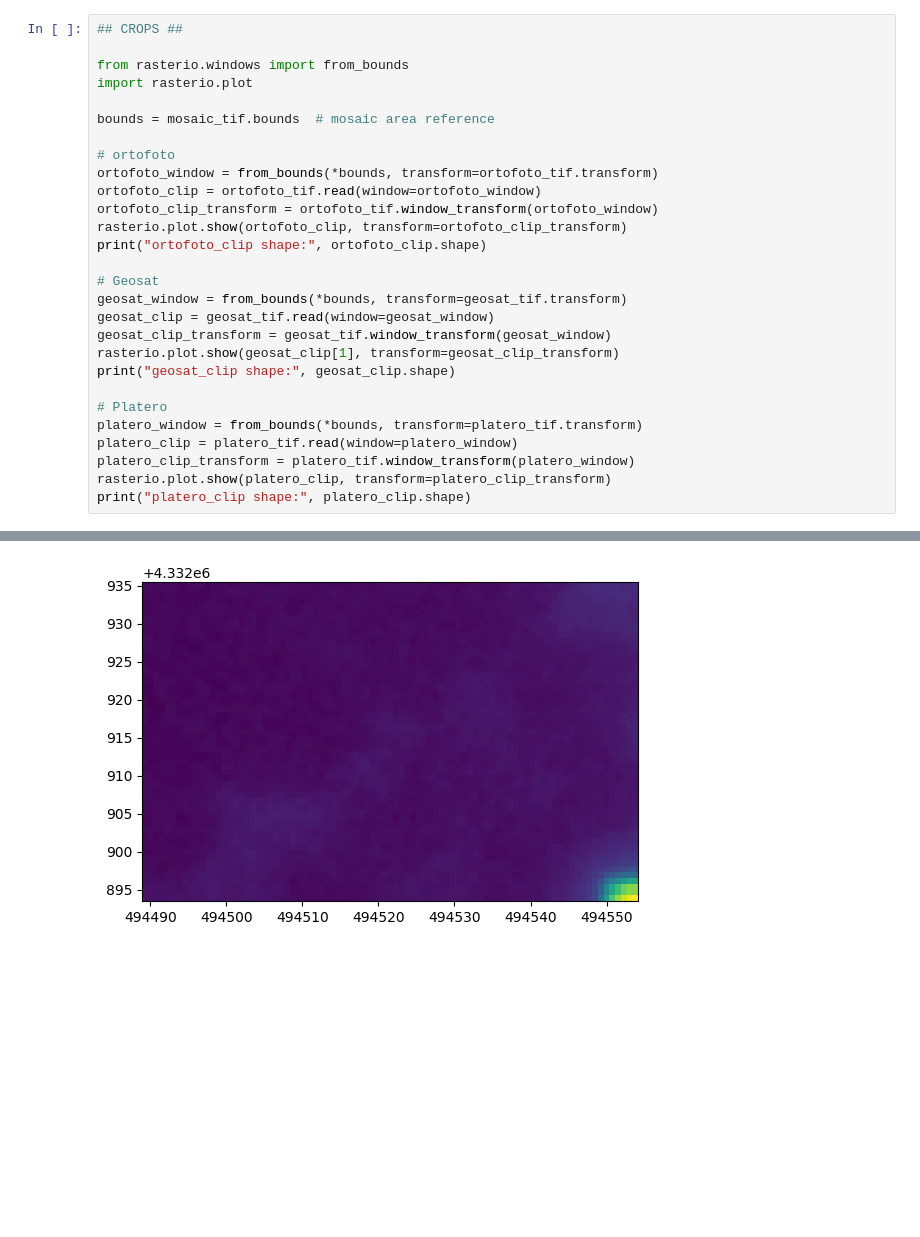
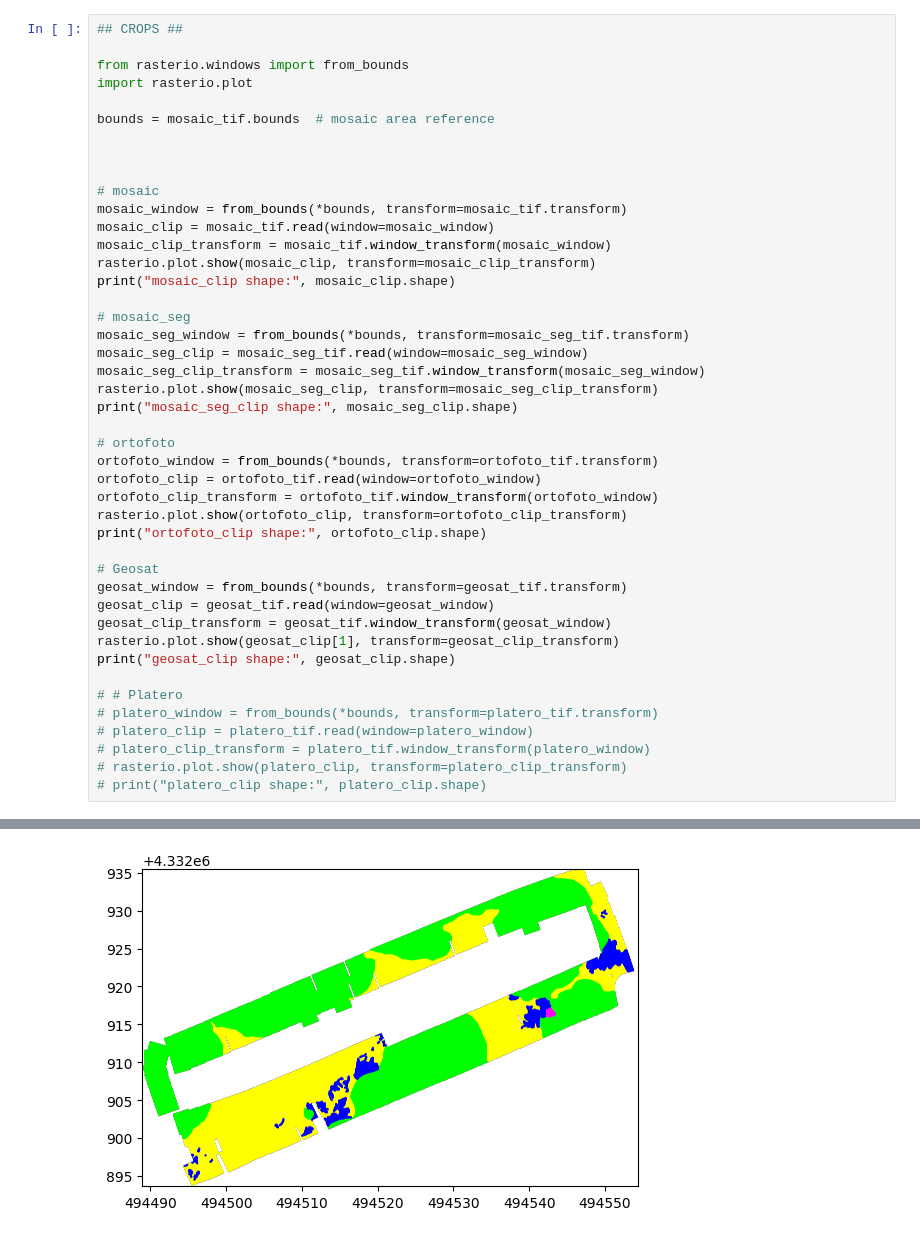
Before and after one commit to srv/opencosmos, a Jupyter notebook: opencosmos.ipynb, the cells around one changed output, grey strips where cells are left out. Cells and saved outputs as stored; diff of their text form; blank space fills up the shorter version.

```diff
--- a/opencosmos.ipynb
+++ b/opencosmos.ipynb
@@ -108,6 +106,22 @@ from rasterio.windows import from_bounds
 import rasterio.plot
 
 bounds = mosaic_tif.bounds  # mosaic area reference
+
+
+
+# mosaic
+mosaic_window = from_bounds(*bounds, transform=mosaic_tif.transform)
+mosaic_clip = mosaic_tif.read(window=mosaic_window)
+mosaic_clip_transform = mosaic_tif.window_transform(mosaic_window)
+rasterio.plot.show(mosaic_clip, transform=mosaic_clip_transform)
+print("mosaic_clip shape:", mosaic_clip.shape)
+
+# mosaic_seg
+mosaic_seg_window = from_bounds(*bounds, transform=mosaic_seg_tif.transform)
+mosaic_seg_clip = mosaic_seg_tif.read(window=mosaic_seg_window)
+mosaic_seg_clip_transform = mosaic_seg_tif.window_transform(mosaic_seg_window)
+rasterio.plot.show(mosaic_seg_clip, transform=mosaic_seg_clip_transform)
+print("mosaic_seg_clip shape:", mosaic_seg_clip.shape)
 
 # ortofoto
 ortofoto_window = from_bounds(*bounds, transform=ortofoto_tif.transform)
@@ -123,10 +137,10 @@ geosat_clip_transform = geosat_tif.window_transform(geosat_window)
 rasterio.plot.show(geosat_clip[1], transform=geosat_clip_transform)
 print("geosat_clip shape:", geosat_clip.shape)
 
-# Platero
-platero_window = from_bounds(*bounds, transform=platero_tif.transform)
-platero_clip = platero_tif.read(window=platero_window)
-platero_clip_transform = platero_tif.window_transform(platero_window)
-rasterio.plot.show(platero_clip, transform=platero_clip_transform)
-print("platero_clip shape:", platero_clip.shape)
+# # Platero
+# platero_window = from_bounds(*bounds, transform=platero_tif.transform)
+# platero_clip = platero_tif.read(window=platero_window)
+# platero_clip_transform = platero_tif.window_transform(platero_window)
+# rasterio.plot.show(platero_clip, transform=platero_clip_transform)
+# print("platero_clip shape:", platero_clip.shape)
 # %% [output]
@@ -135 +149 @@ ortofoto_clip shape: (3, 167, 262)
-[figure, old version]
+[figure, new version]
```
Also changed, not shown: parts of 7 cells of this notebook.
